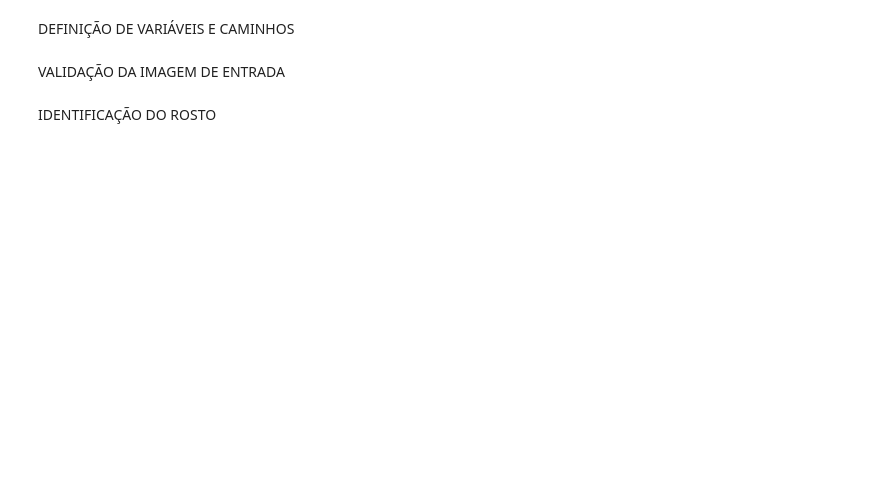
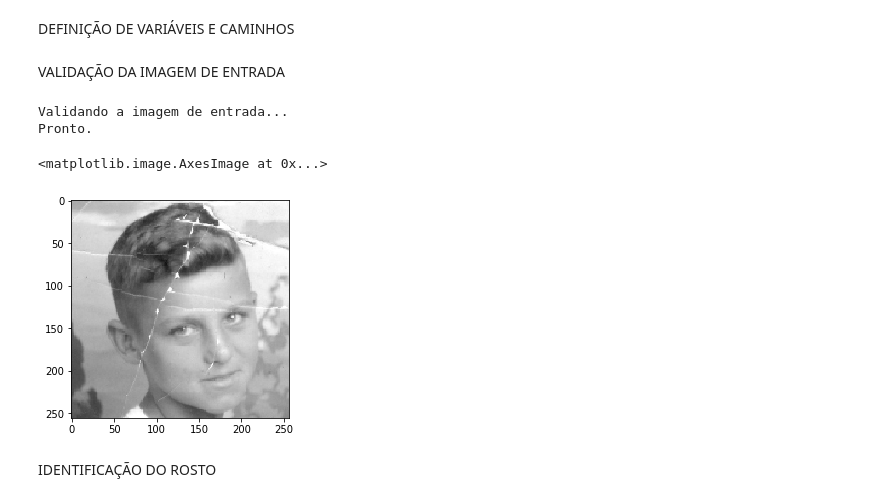
Before and after one commit to izabel-ferrari/projeto-formatura-poli, a Jupyter notebook: Inpaint.ipynb, the cells around one changed output. Saved outputs shown, nothing was run; the diff lists cells and outputs as text; code cells hidden in the pictures; blank space fills up the shorter version.

```diff
--- a/Inpaint.ipynb
+++ b/Inpaint.ipynb
@@ -51,12 +53,14 @@ CHECKPOINT_DIR_PATH = './model_logs/release_celeba_256/'
 VALIDAÇÃO DA IMAGEM DE ENTRADA
 # %%
 print('Validando a imagem de entrada...')
-try:
-    image = utils.validate_input_image(IMG_FILEPATH, IMG_EXTENSION)
-    utils.print_done()
-    plt.imshow(image)
-except:
-    raise
+image = utils.validate_input_image(IMG_FILEPATH, IMG_EXTENSION)
+utils.print_done()
+plt.imshow(image)
+# %% [output]
+Validando a imagem de entrada...
+Pronto.
+<matplotlib.image.AxesImage at 0x...>
+[figure, added]
 # %% [markdown]
 IDENTIFICAÇÃO DO ROSTO
 # %%
```
Also changed, not shown: parts of 9 cells of this notebook.
